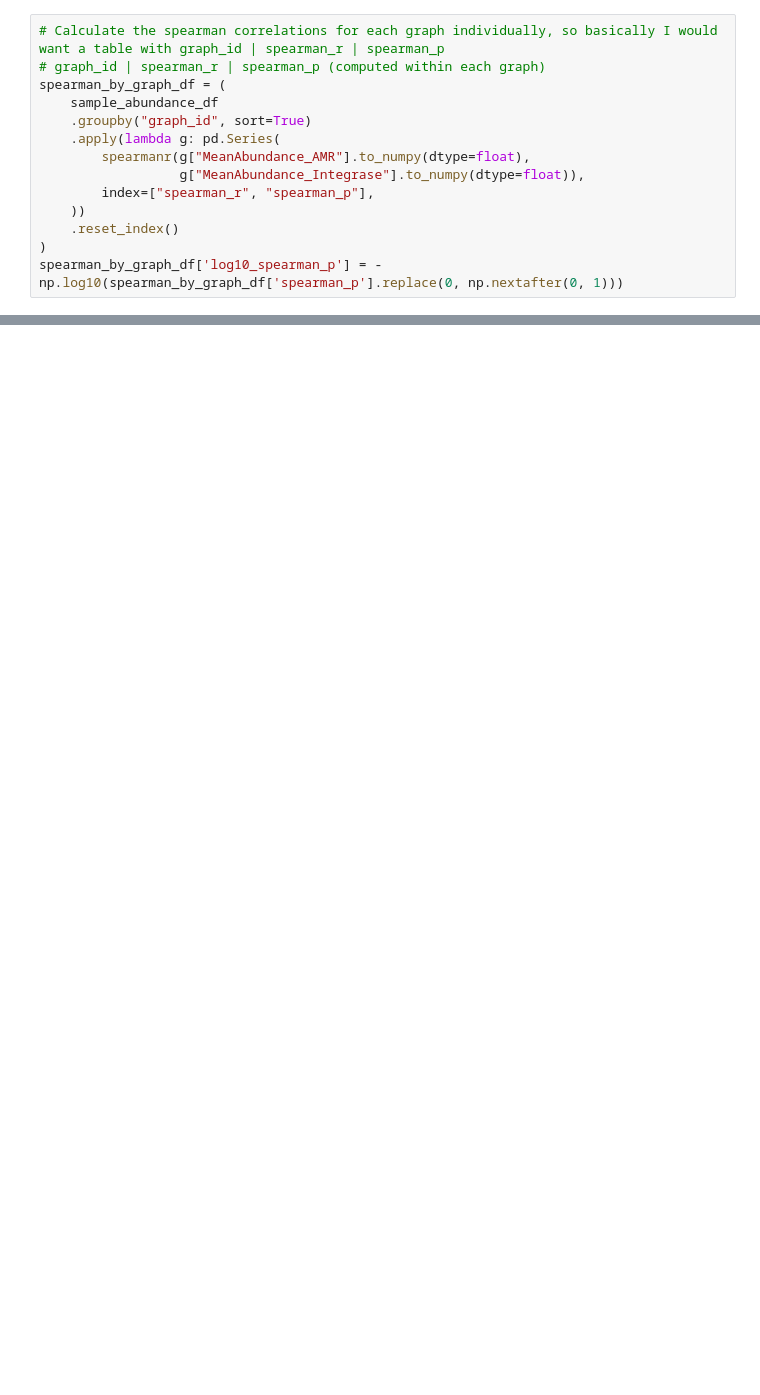
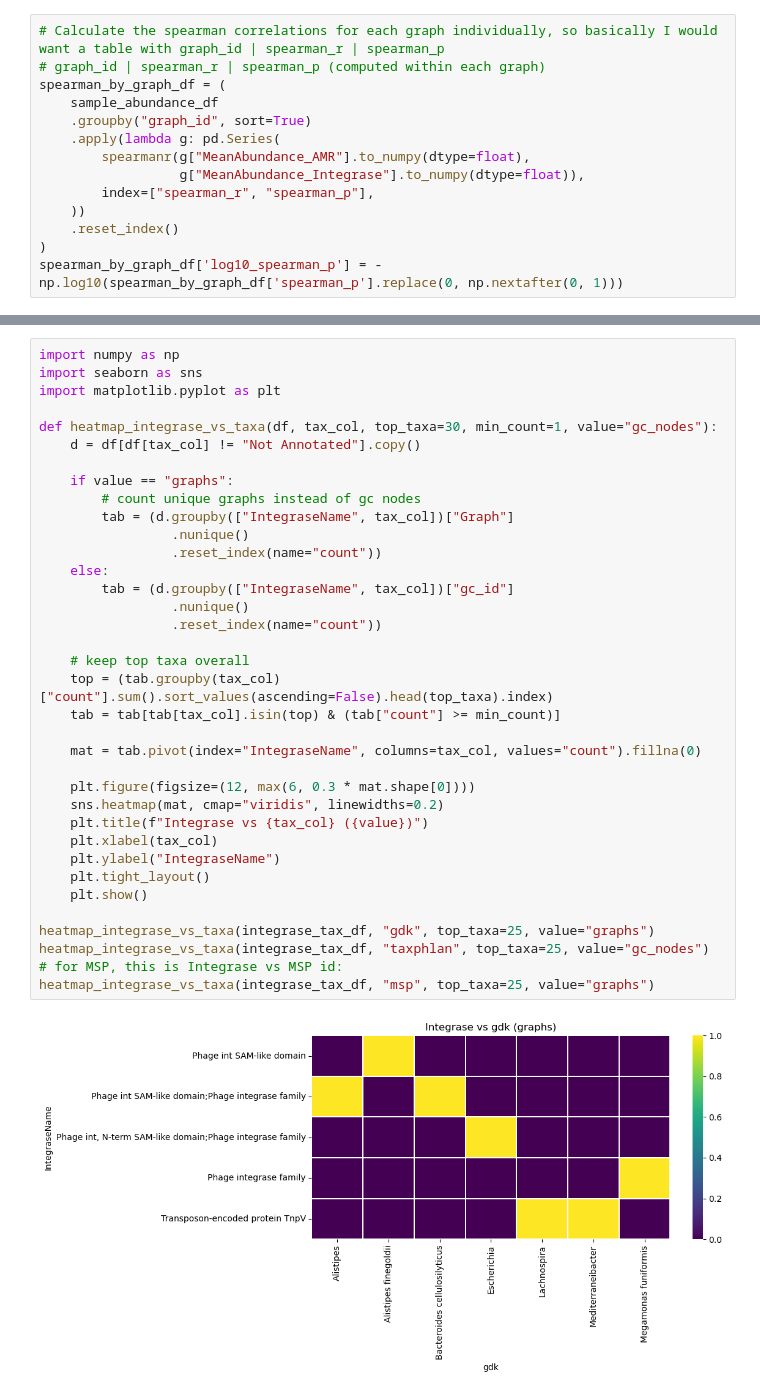
Before and after one commit to IngiumDev/bgc-subgraph-search, a Jupyter notebook: AMR_analysis/analyze_amr_integrase_node_prevalance.ipynb, the cells around one changed output, grey strips where cells are left out. Drawn from its saved outputs; the diff is of its cells as text; blank space fills up the shorter version.

```diff
--- a/AMR_analysis/analyze_amr_integrase_node_prevalance.ipynb
+++ b/AMR_analysis/analyze_amr_integrase_node_prevalance.ipynb
@@ -526,0 +610,38 @@ spearman_by_graph_df
+# %%
+import numpy as np
+import seaborn as sns
+import matplotlib.pyplot as plt
+
+def heatmap_integrase_vs_taxa(df, tax_col, top_taxa=30, min_count=1, value="gc_nodes"):
+    d = df[df[tax_col] != "Not Annotated"].copy()
+
+    if value == "graphs":
+        # count unique graphs instead of gc nodes
+        tab = (d.groupby(["IntegraseName", tax_col])["Graph"]
+                 .nunique()
+                 .reset_index(name="count"))
+    else:
+        tab = (d.groupby(["IntegraseName", tax_col])["gc_id"]
+                 .nunique()
+                 .reset_index(name="count"))
+
+    # keep top taxa overall
+    top = (tab.groupby(tax_col)["count"].sum().sort_values(ascending=False).head(top_taxa).index)
+    tab = tab[tab[tax_col].isin(top) & (tab["count"] >= min_count)]
+
+    mat = tab.pivot(index="IntegraseName", columns=tax_col, values="count").fillna(0)
+
+    plt.figure(figsize=(12, max(6, 0.3 * mat.shape[0])))
+    sns.heatmap(mat, cmap="viridis", linewidths=0.2)
+    plt.title(f"Integrase vs {tax_col} ({value})")
+    plt.xlabel(tax_col)
+    plt.ylabel("IntegraseName")
+    plt.tight_layout()
+    plt.show()
+
+heatmap_integrase_vs_taxa(integrase_tax_df, "gdk", top_taxa=25, value="graphs")
+heatmap_integrase_vs_taxa(integrase_tax_df, "taxphlan", top_taxa=25, value="gc_nodes")
+# for MSP, this is Integrase vs MSP id:
+heatmap_integrase_vs_taxa(integrase_tax_df, "msp", top_taxa=25, value="graphs")
+# %% [output]
+[figure, added]
```
Also changed, not shown: parts of 17 cells of this notebook.
